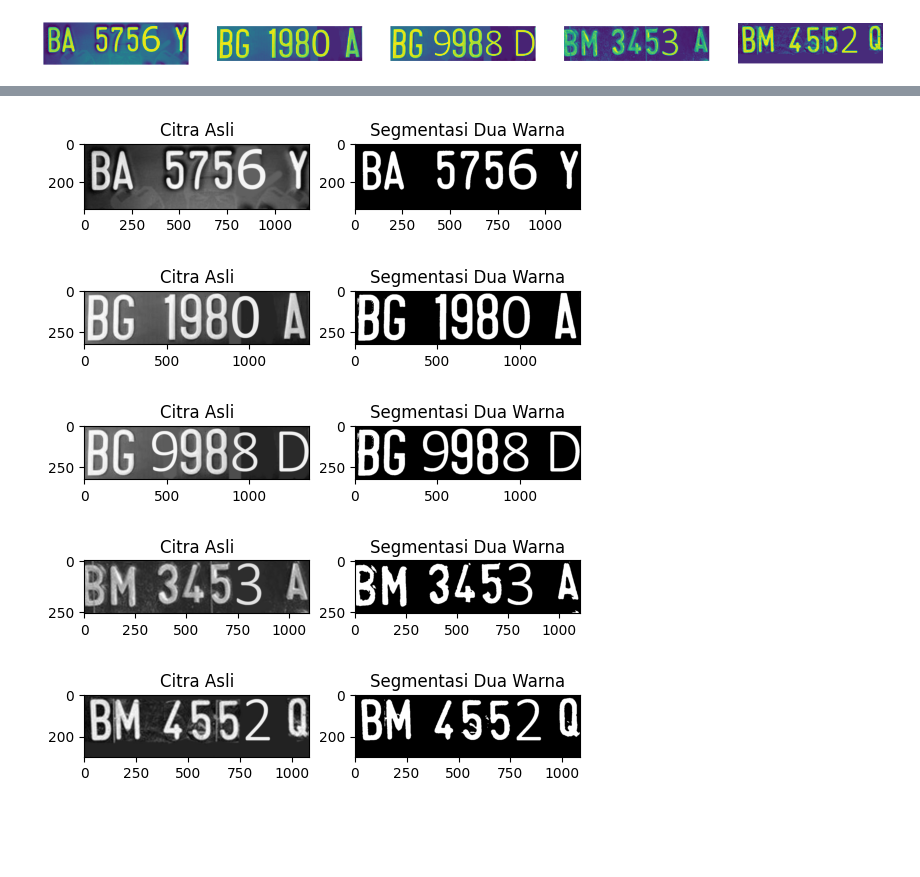
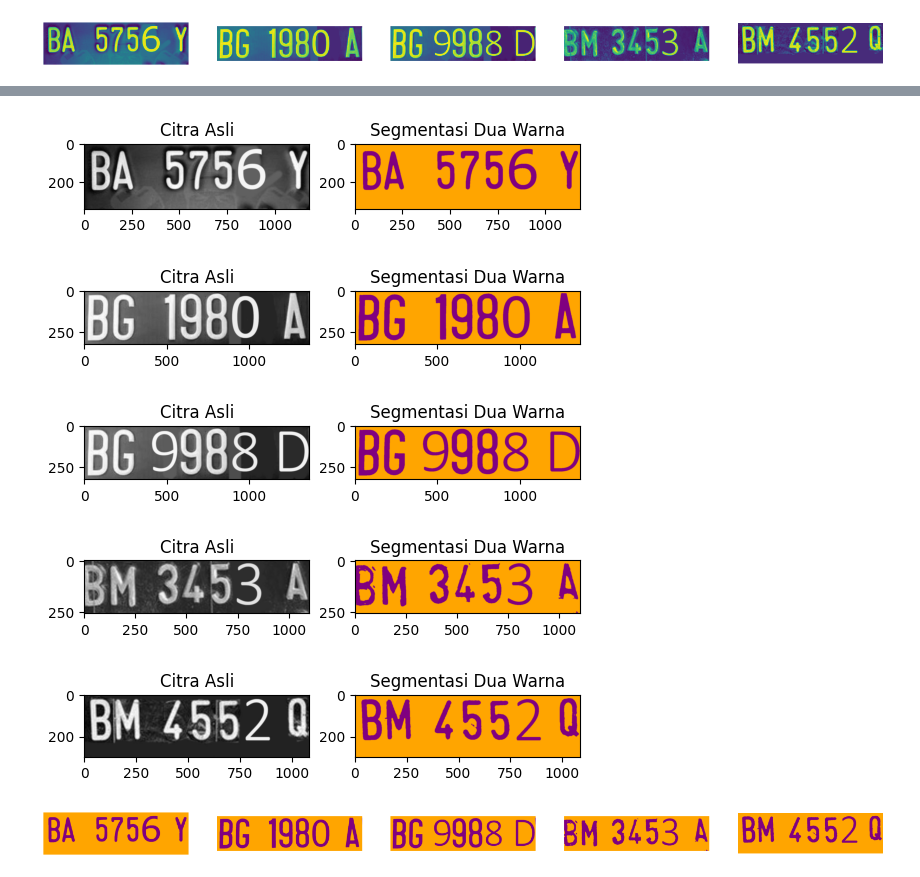
Before and after one commit to izamulfikri/machine-learning, a Jupyter notebook: midterm2.ipynb, the cells around one changed output, grey strips where cells are left out. Cells and saved outputs as stored; diff of their text form; code cells hidden in the pictures; blank space fills up the shorter version.

```diff
--- a/midterm2.ipynb
+++ b/midterm2.ipynb
@@ -149,32 +149,47 @@ Rata-rata SSIM: 0.7562244693519452
 # %%
 import cv2
 import numpy as np
 import matplotlib.pyplot as plt
 
 def two_color_segmentation(image, threshold_value):
     # Lakukan operasi thresholding untuk menghasilkan citra biner
     _, segmented_img = cv2.threshold(image, threshold_value, 255, cv2.THRESH_BINARY)
 
-    return segmented_img
+    # Buat dua warna: oranye dan ungu
+    orange = [255, 165, 0]  # Orange
+    purple = np.array([128, 0, 128], dtype=np.uint8)
+
+    # Inisialisasi citra hasil segmentasi dengan warna latar belakang ungu
+    colored_image = cv2.cvtColor(segmented_img, cv2.COLOR_GRAY2BGR)
+    colored_image[segmented_img == 255] = purple  # Set objek menjadi oranye
+    colored_image[segmented_img == 0] = orange  # Set latar belakang menjadi ungu
+
+    return colored_image
+
+two_tmp = []
 
 for img in data_increased:
-    threshold_value = 128  # Ambil nilai ambang sesuai kebutuhan
+    threshold_value = 148  # Ambil nilai ambang sesuai kebutuhan
     segmented_img = two_color_segmentation(img, threshold_value)
+    two_tmp.append(two_color_segmentation(img, threshold_value))
 
     # Tampilkan citra asli
     plt.subplot(1, 2, 1)
     plt.title('Citra Asli')
-    plt.imshow(cv2.cvtColor(img, cv2.COLOR_BGR2RGB), cmap='gray')
+    plt.imshow(cv2.cvtColor(img, cv2.COLOR_BGR2RGB))
 
-    # Tampilkan hasil segmentasi dua warna
+    # Tampilkan hasil segmentasi dua warna (oranye dan ungu)
     plt.subplot(1, 2, 2)
     plt.title('Segmentasi Dua Warna')
-    plt.imshow(segmented_img, cmap='gray')
+    plt.imshow(segmented_img)
 
     plt.show()
+
+plot_image(two_tmp)
 # %% [output]
-[figure, old version]
+[figure, new version]
-[figure, old version]
+[figure, new version]
-[figure, old version]
+[figure, new version]
-[figure, old version]
+[figure, new version]
-[figure, old version]
+[figure, new version]
+[figure, added]
```
Also changed, not shown: parts of 4 cells of this notebook.
